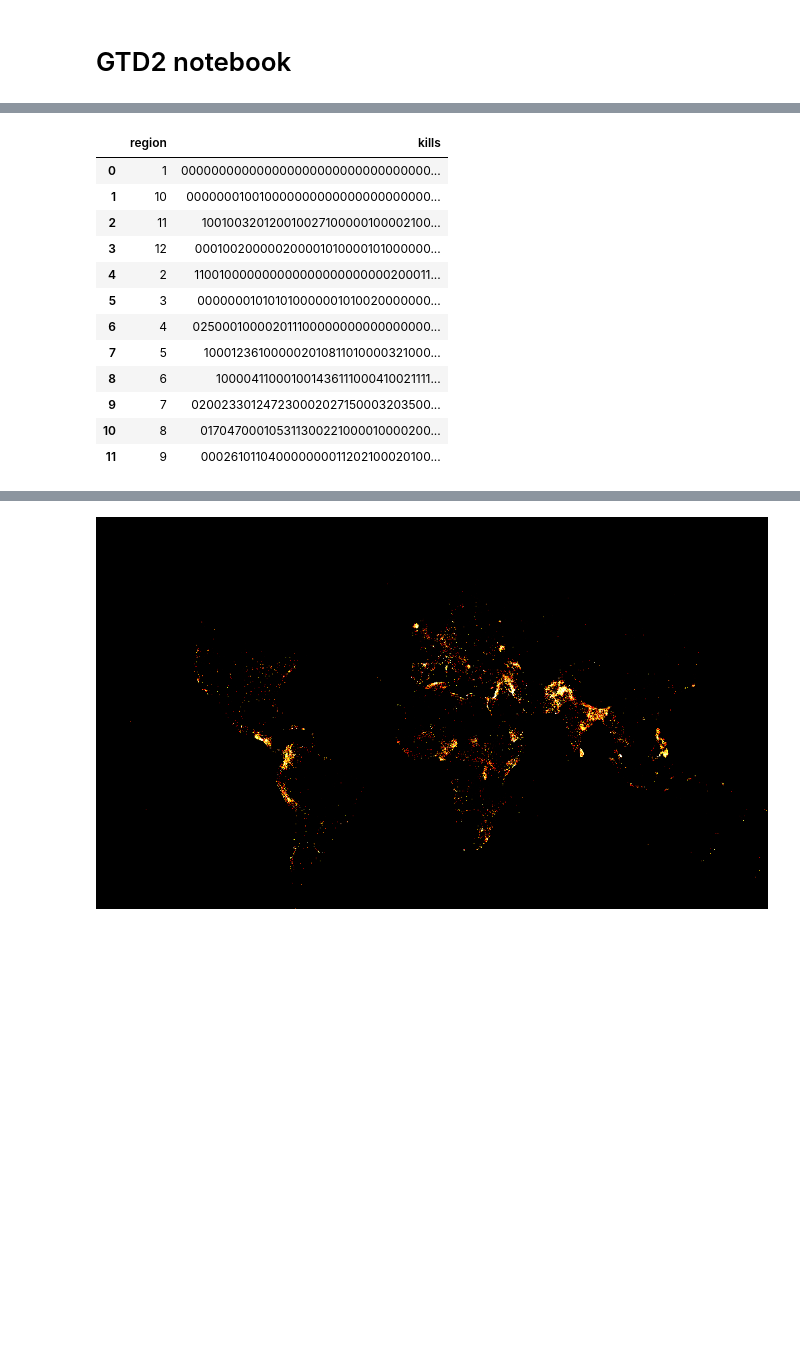
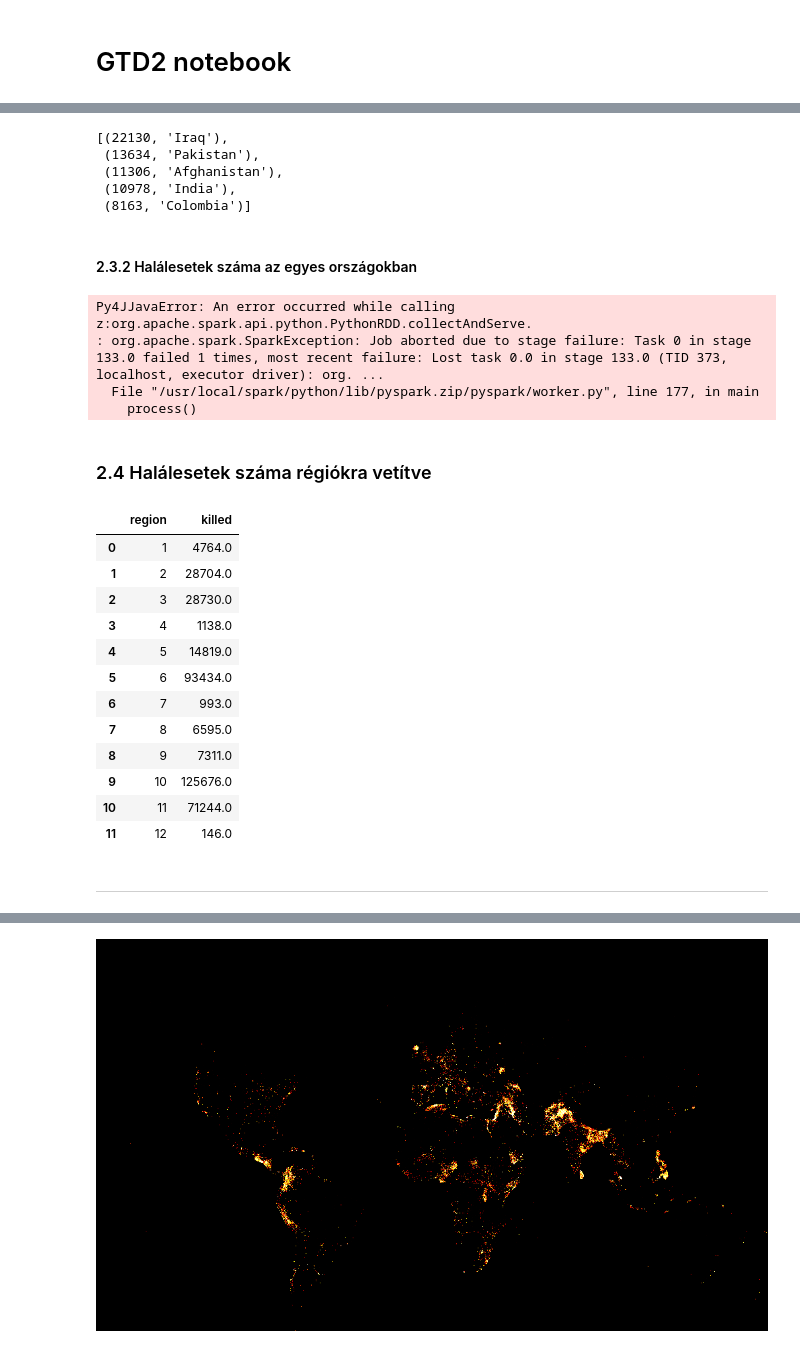
Before and after one commit to horver/big-data-hf, a Jupyter notebook: GTD2-HF.ipynb, the cells around one changed output, grey strips where cells are left out. Drawn from its saved outputs; the diff is of its cells as text; code cells hidden in the pictures; blank space fills up the shorter version.

```diff
--- a/GTD2-HF.ipynb
+++ b/GTD2-HF.ipynb
@@ -58,28 +89,67 @@ summary_year = Statistics.colStats(rdd_years)
+# %%
+country_txt = getIndexByKey('country_txt')
+incidents_in_countries = data.map(lambda x: (x[country_txt], 1)).reduceByKey(lambda a,b: a+b)
+incidents_in_countries = incidents_in_countries.map(lambda x: (x[1], x[0])).sortByKey(0)
+incidents_in_countries.take(5)
+# %% [output]
+[(22130, 'Iraq'),
+ (13634, 'Pakistan'),
+ (11306, 'Afghanistan'),
+ (10978, 'India'),
+ (8163, 'Colombia')]
+# %% [markdown]
+#### 2.3.2 Halálesetek száma az egyes országokban
 # %%
 import pandas as pd
 
-region = getIndexByKey('region')
+country = getIndexByKey('country_txt')
 nkill = getIndexByKey('nkill')
-rdd_country_kill = data.map(lambda x: (x[region], x[nkill]))\
-                       .reduceByKey(lambda a, b: a+b)\
-                       .filter(lambda x: x[0]!='region')\
+
+rdd_country_kill = data.map(lambda x: (x[country], x[nkill]))\
+                       .filter(lambda x: x[0]!='country_txt')\
+                       .map(lambda x: (x[0], int(x[1])))\
                        .sortByKey(1)
 
 country_kill = rdd_country_kill.collect()
-df_country_kill = pd.DataFrame.from_records(country_kill, columns = ('region', 'kills'))
-df_country_kill
+country_kill
+#df_country_kill = pd.DataFrame.from_records(country_kill, columns = ('country', 'killed')).apply(pd.to_numeric)
+#df_country_kill = df_country_kill.groupby('country').sum().reset_index()
+#df_country_kill
 # %% [output]
-|  | region | kills |
-| 0 | 1 | 000000000000000000000000000000000... |
-| 1 | 10 | 000000010010000000000000000000000... |
-| 2 | 11 | 100100320120010027100000100002100... |
-| 3 | 12 | 000100200000200001010000101000000... |
-| 4 | 2 | 110010000000000000000000000200011... |
-| 5 | 3 | 000000010101010000001010020000000... |
-| 6 | 4 | 025000100002011100000000000000000... |
-| 7 | 5 | 100012361000002010811010000321000... |
-| 8 | 6 | 100004110001001436111000410021111... |
-| 9 | 7 | 020023301247230002027150003203500... |
-| 10 | 8 | 017047000105311300221000010000200... |
-| 11 | 9 | 000261011040000000011202100020100... |
+Py4JJavaError: An error occurred while calling z:org.apache.spark.api.python.PythonRDD.collectAndServe.
+: org.apache.spark.SparkException: Job aborted due to stage failure: Task 0 in stage 133.0 failed 1 times, most recent failure: Lost task 0.0 in stage 133.0 (TID 373, localhost, executor driver): org. ...
+  File "/usr/local/spark/python/lib/pyspark.zip/pyspark/worker.py", line 177, in main
+    process()
+# %% [markdown]
+### 2.4 Halálesetek száma régiókra vetítve
+# %%
+import pandas as pd
+
+region = getIndexByKey('region')
+nkill = getIndexByKey('nkill')
+rdd_region_kill = data.map(lambda x: (x[region], x[nkill]))\
+                      .filter(lambda x: x[0]!='region')\
+                      .sortByKey(1)
+
+region_kill = rdd_region_kill.collect()
+df_region_kill = pd.DataFrame.from_records(region_kill, columns = ('region', 'killed')).apply(pd.to_numeric)
+#df_region_kill['killed'] = df_region_kill['killed'].apply(pd.to_numeric)
+df_region_kill = df_region_kill.groupby('region').sum().reset_index()
+df_region_kill
+# %% [output]
+|  | region | killed |
+| 0 | 1 | 4764.0 |
+| 1 | 2 | 28704.0 |
+| 2 | 3 | 28730.0 |
+| 3 | 4 | 1138.0 |
+| 4 | 5 | 14819.0 |
+| 5 | 6 | 93434.0 |
+| 6 | 7 | 993.0 |
+| 7 | 8 | 6595.0 |
+| 8 | 9 | 7311.0 |
+| 9 | 10 | 125676.0 |
+| 10 | 11 | 71244.0 |
+| 11 | 12 | 146.0 |
+# %% [markdown]
+---
 # %% [markdown]
```
Also changed, not shown: parts of 27 cells of this notebook.
